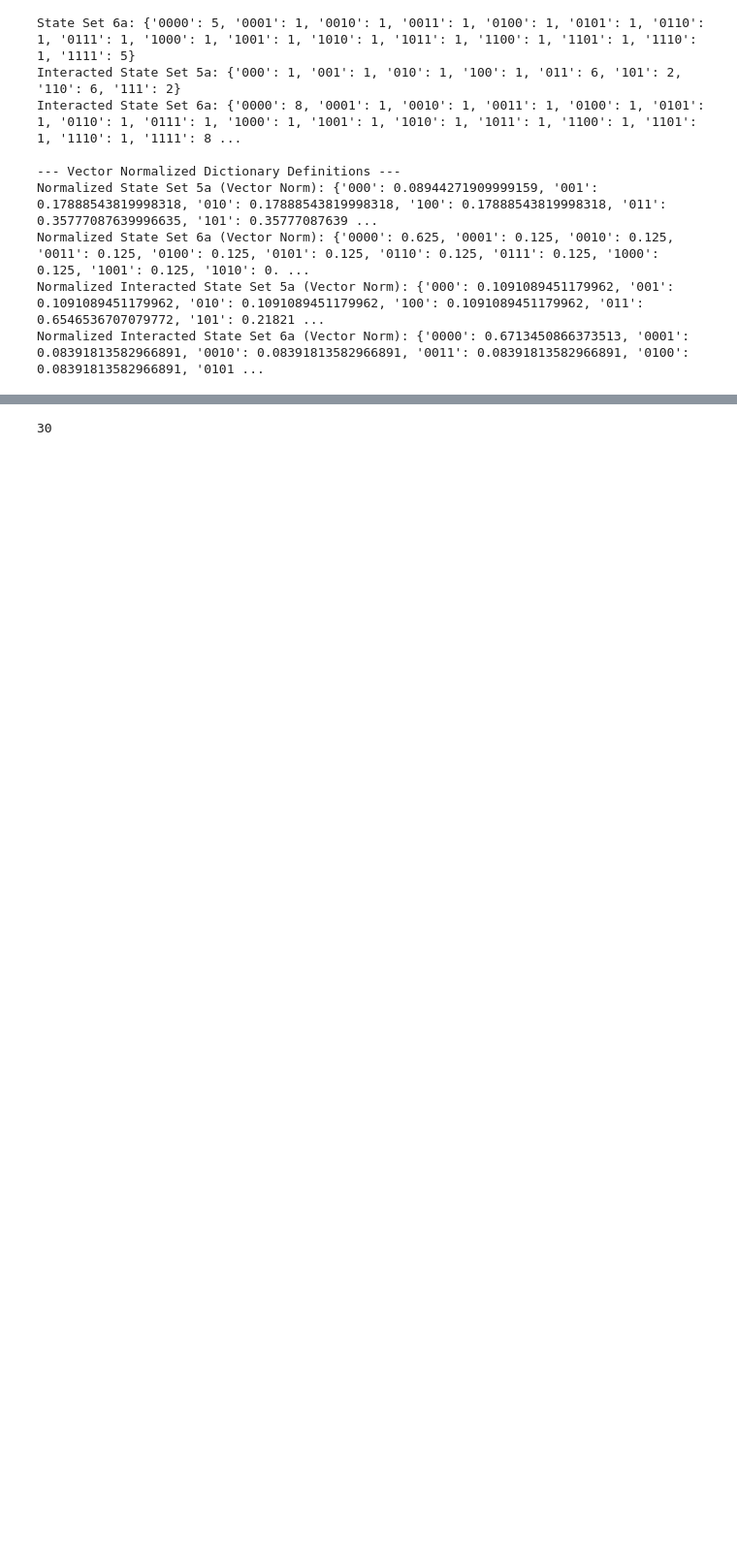
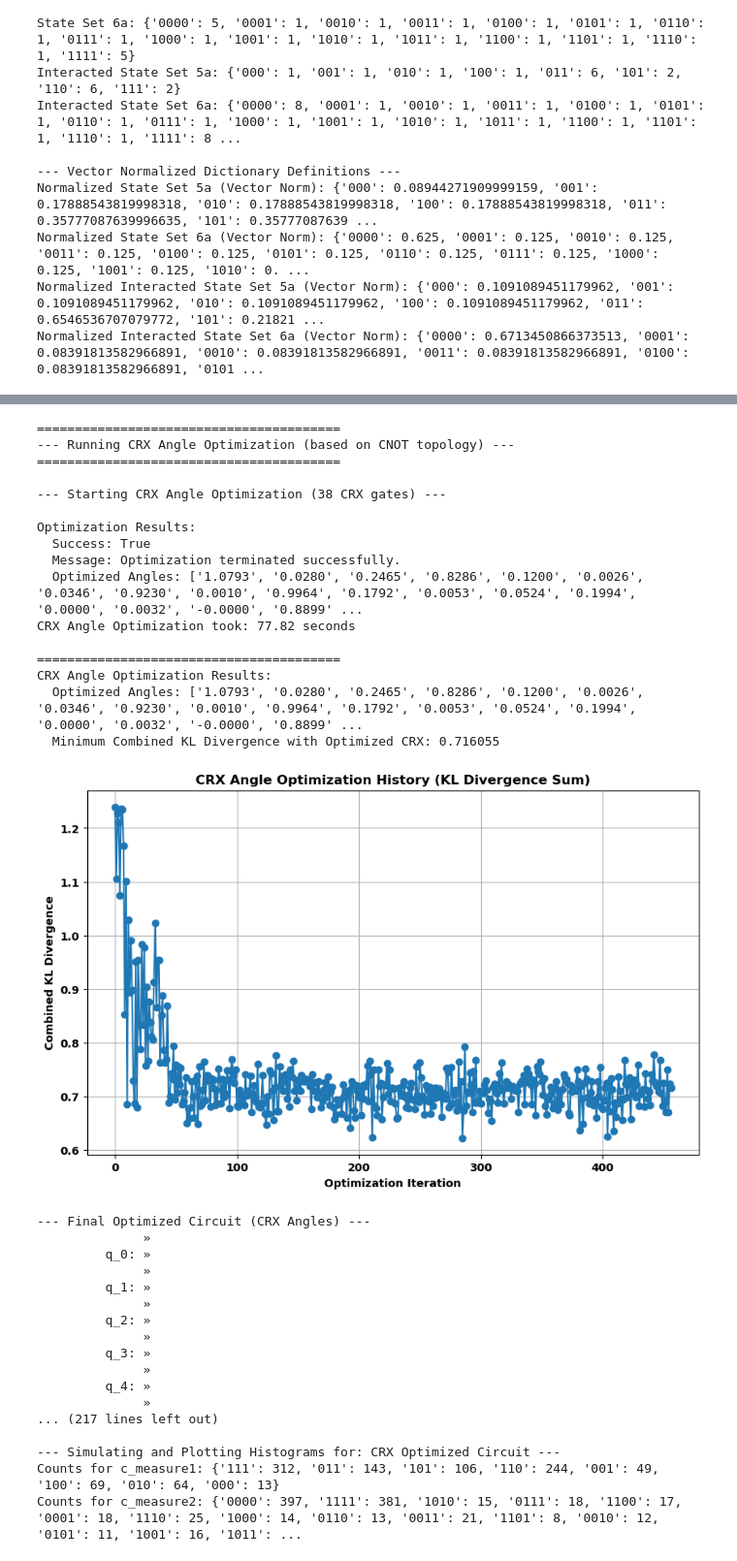
Before and after one commit to cailab-tamu/QuantumXCT, a Jupyter notebook: python/bell_dist_kl.ipynb, the cells around one changed output, grey strips where cells are left out. Shown at 97% size. Saved outputs shown, nothing was run; the diff lists cells and outputs as text; code cells hidden in the pictures; blank space fills up the shorter version.

```diff
--- a/python/bell_dist_kl.ipynb
+++ b/python/bell_dist_kl.ipynb
@@ -2107,40 +2231,72 @@ optimized_crx_angles, min_kl_crx_optimized, crx_optimization_history = optimize_
     working_pool, # Use the CNOT topology found by brute-force
     nshots=2000,
     opt_method='COBYLA', # Using L-BFGS-B COBYLA for angle optimization
-    initial_angle_value = np.pi/2 # Start angles at pi (CNOT equivalent)
+    initial_angle_value = 0 # Start angles at pi (CNOT equivalent)
 )
-
 
 print("\n" + "="*40)
 print(f"CRX Angle Optimization Results:")
 print(f"  Optimized Angles: {[f'{angle:.4f}' for angle in optimized_crx_angles]}")
 print(f"  Minimum Combined KL Divergence with Optimized CRX: {min_kl_crx_optimized:.6f}")
 #print(f"  Optimization History (KL Sums per iteration): {[f'{val:.6f}' for val in crx_optimization_history]}")
 
 # Plot the optimization history
 if crx_optimization_history:
     plt.figure(figsize=(10, 6))
     plt.plot(crx_optimization_history, marker='o', linestyle='-')
     plt.title('CRX Angle Optimization History (KL Divergence Sum)')
     plt.xlabel('Optimization Iteration')
     plt.ylabel('Combined KL Divergence')
     plt.grid(True)
     #plt.xticks(range(len(crx_optimization_history))) # Ensure all iterations are shown on x-axis
     plt.show()
     plt.close() # Close the figure to free memory
 
 
 # Construct and draw the final circuit with optimized CRX angles
 final_crx_optimized_circuit = add_crx_gates_and_measurements_to_circuit(
     concatenate_circuits_with_separate_measurements(circ1, circ2),
     circ1.num_qubits,
     working_pool,
     optimized_crx_angles
 )
 print("\n--- Final Optimized Circuit (CRX Angles) ---")
 print(final_crx_optimized_circuit.draw('text'))
 
 # Plot histograms for the CRX optimized circuit
 plot_measurement_histograms(final_crx_optimized_circuit, nshots=1000, title_prefix="CRX Optimized Circuit")
 # %% [output]
-30
+========================================
+--- Running CRX Angle Optimization (based on CNOT topology) ---
+========================================
+
+--- Starting CRX Angle Optimization (38 CRX gates) ---
+
+Optimization Results:
+  Success: True
+  Message: Optimization terminated successfully.
+  Optimized Angles: ['1.0793', '0.0280', '0.2465', '0.8286', '0.1200', '0.0026', '0.0346', '0.9230', '0.0010', '0.9964', '0.1792', '0.0053', '0.0524', '0.1994', '0.0000', '0.0032', '-0.0000', '0.8899' ...
+CRX Angle Optimization took: 77.82 seconds
+
+========================================
+CRX Angle Optimization Results:
+  Optimized Angles: ['1.0793', '0.0280', '0.2465', '0.8286', '0.1200', '0.0026', '0.0346', '0.9230', '0.0010', '0.9964', '0.1792', '0.0053', '0.0524', '0.1994', '0.0000', '0.0032', '-0.0000', '0.8899' ...
+  Minimum Combined KL Divergence with Optimized CRX: 0.716055
+[figure, added]
+--- Final Optimized Circuit (CRX Angles) ---
+              »
+         q_0: »
+              »
+         q_1: »
+              »
+         q_2: »
+              »
+         q_3: »
+              »
+         q_4: »
+              »
+... (217 lines left out)
+
+--- Simulating and Plotting Histograms for: CRX Optimized Circuit ---
+Counts for c_measure1: {'111': 312, '011': 143, '101': 106, '110': 244, '001': 49, '100': 69, '010': 64, '000': 13}
+Counts for c_measure2: {'0000': 397, '1111': 381, '1010': 15, '0111': 18, '1100': 17, '0001': 18, '1110': 25, '1000': 14, '0110': 13, '0011': 21, '1101': 8, '0010': 12, '0101': 11, '1001': 16, '1011': ...
```
Also changed, not shown: parts of 25 cells of this notebook.
